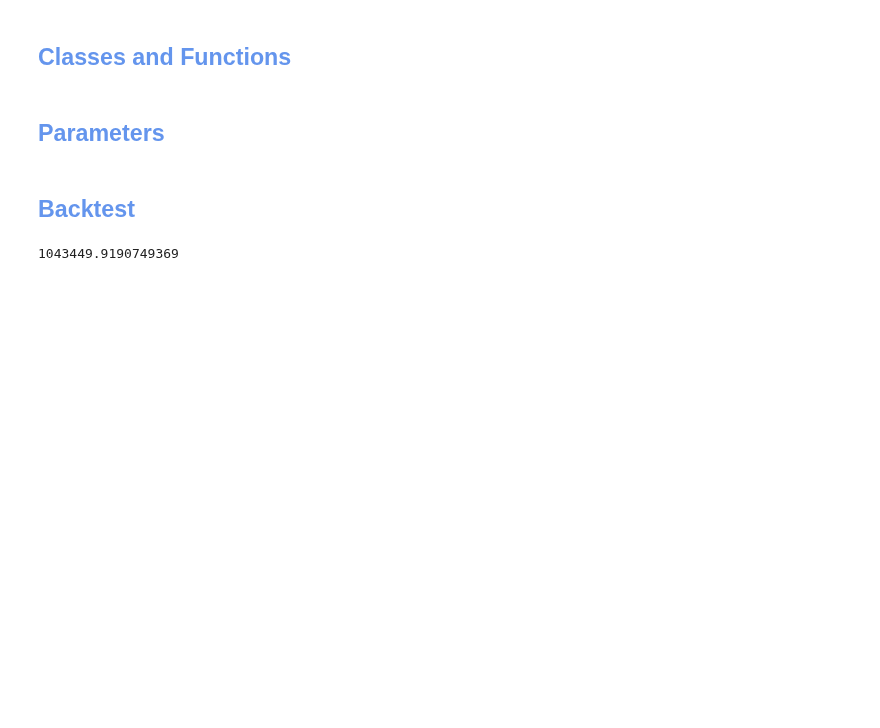
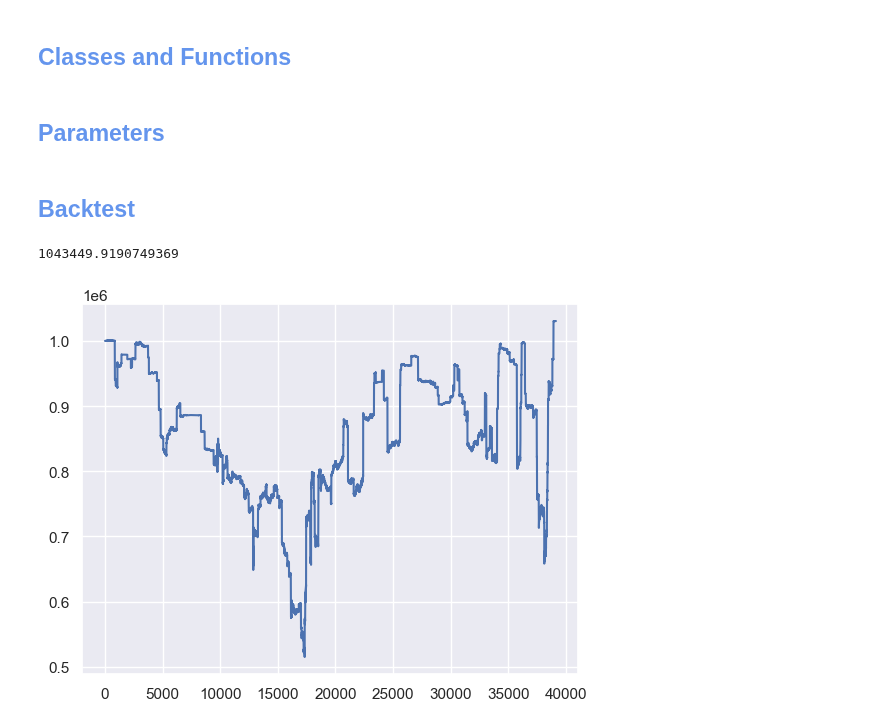
Before and after one commit to LuisMB09/Trading, a Jupyter notebook: Explanation.ipynb, the cells around one changed output. Drawn from its saved outputs; the diff is of its cells as text; code cells hidden in the pictures; blank space fills up the shorter version.

```diff
--- a/Explanation.ipynb
+++ b/Explanation.ipynb
@@ -41,16 +41,19 @@ class Position:
     tp: float
     time: str
 # %%
-def get_portfolio_value(cash: float, long_ops: list[Position], short_ops: list[Position], current_price: float, n_shares: int, COM: float) -> float:
+def get_portfolio_value(cash: float, long_ops: list[Position], short_ops: list[Position], current_price: float,
+                        n_shares: int, COM: float, INITIAL_MARGIN: float) -> float:
     val = cash
 
     # Add long positions value
     val += len(long_ops) * current_price * n_shares
 
     # Add short positions equity (margin_account + margin_requirement - cost to cover)
-    #for pos in short_ops:
-        #cover_cost = current_price * pos.n_shares * (1 + COM)  # include commission
-        #val += pos.margin_account + pos.margin_requirement - cover_cost
+    for pos in short_ops:
+        cover_cost = current_price * pos.n_shares * (1 + COM)  # include commission
+        margin_requirement = pos.price * pos.n_shares * INITIAL_MARGIN
+        proceeds = pos.price * pos.n_shares - cover_cost
+        val +=  proceeds + margin_requirement - cover_cost
 
     return val
 # %% [markdown]
@@ -166,7 +169,7 @@ for i, row in data.iterrows():
             active_short_positions.append(pos)
 
     # Calculate portfolio value
-    portfolio_value.append(get_portfolio_value(capital, active_long_positions, active_short_positions, row.Close, N_SHARES, COM))
+    portfolio_value.append(get_portfolio_value(capital, active_long_positions, active_short_positions, row.Close, N_SHARES, COM, INITIAL_MARGIN))
     continue
 # At the end of the backtesting, we should close all active positions
 capital += row.Close * len(active_long_positions) * N_SHARES * (1 - COM)
@@ -183,3 +186,7 @@ active_short_positions = []
 capital
 # %% [output]
 1043449.9190749369
+# %%
+plt.plot(portfolio_value);
+# %% [output]
+[figure, added]
```
Also changed, not shown: 1 other file.
